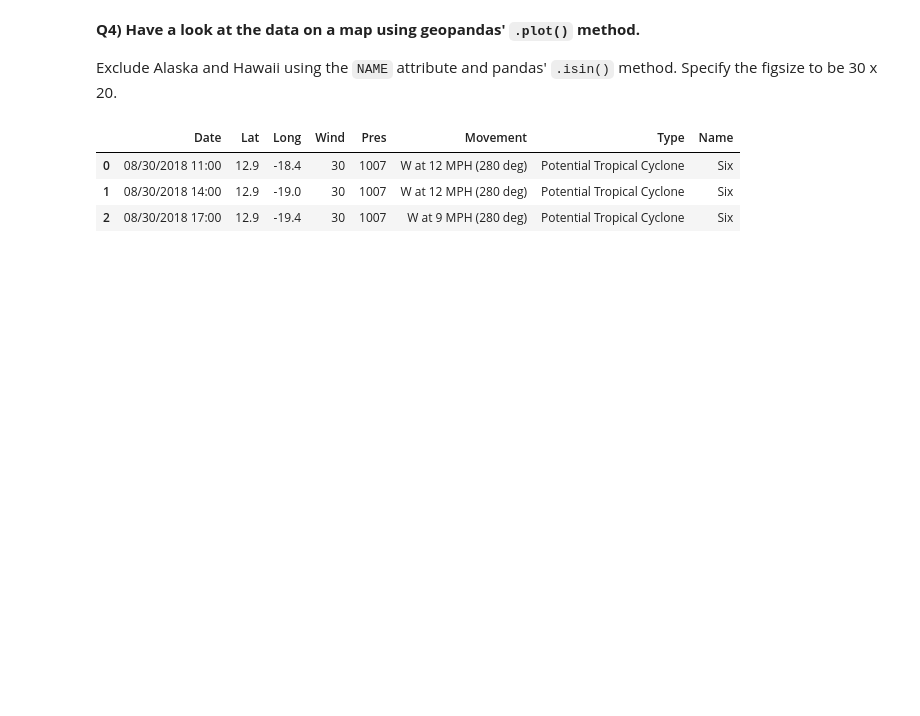
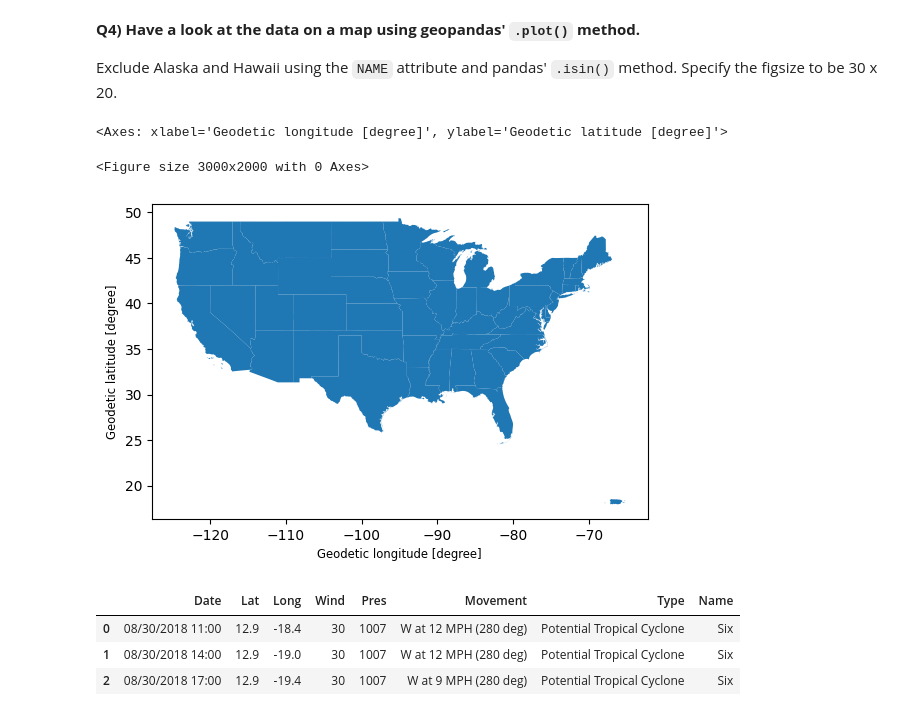
Before and after one commit to Anialuchi/2026_Intro_Python, a Jupyter notebook: 1.6-geospatial-vector-data-environmental-exercises.ipynb, the cells around one changed output. Drawn from its saved outputs; the diff is of its cells as text; code cells hidden in the pictures; blank space fills up the shorter version.

```diff
--- a/1.6-geospatial-vector-data-environmental-exercises.ipynb
+++ b/1.6-geospatial-vector-data-environmental-exercises.ipynb
@@ -109,8 +120,17 @@ Print the first few rows, and answer the geometry question in a comment.
 Exclude Alaska and Hawaii using the `NAME` attribute and pandas' `.isin()` method. Specify the
 figsize to be 30 x 20.
 # %%
+# Plot the US states (Alaska and Hawaii excluded)
 
-# Plot the US states (Alaska and Hawaii excluded)
+state = state[~state.NAME.isin(["Alaska", "Hawaii"])]
+#print(state) #verification
+
+plt.figure(figsize=(30, 20))
+state.plot()
+# %% [output]
+<Axes: xlabel='Geodetic longitude [degree]', ylabel='Geodetic latitude [degree]'>
+<Figure size 3000x2000 with 0 Axes>
+[figure, added]
 # %%
 # Pre-supplied: read in the hurricane Florence data, drop the advisory bookkeeping columns,
 # fix the longitude sign, and have a look at the dataframe.
```
Also changed, not shown: parts of 2 cells of this notebook.
